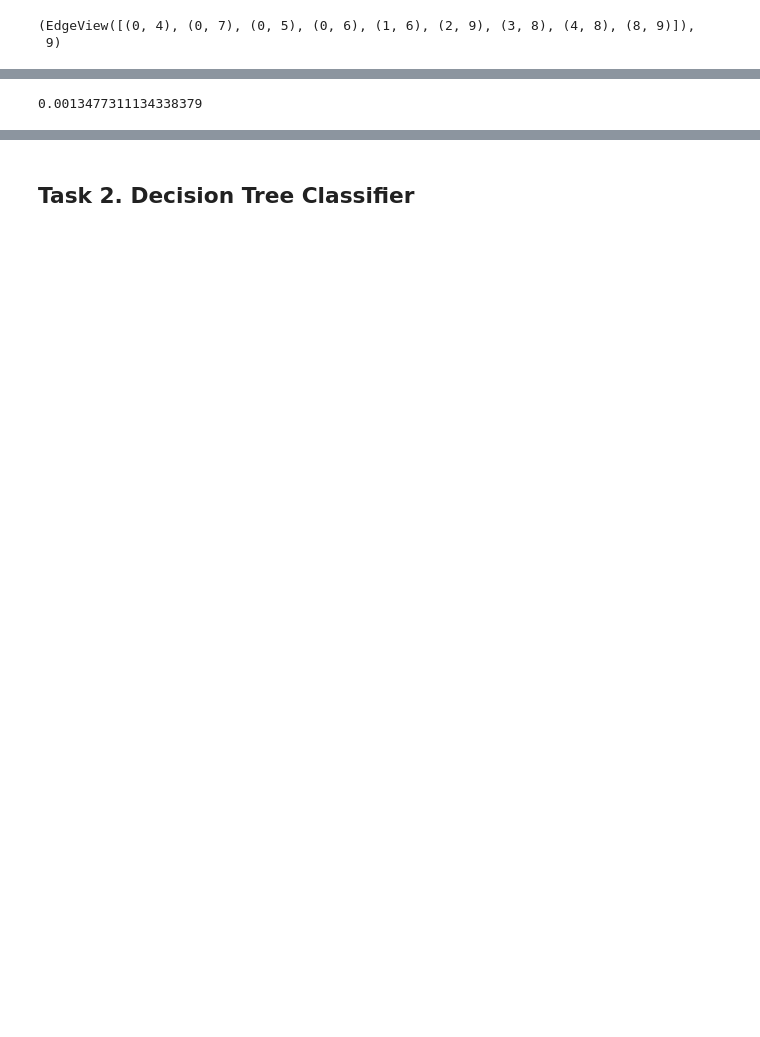
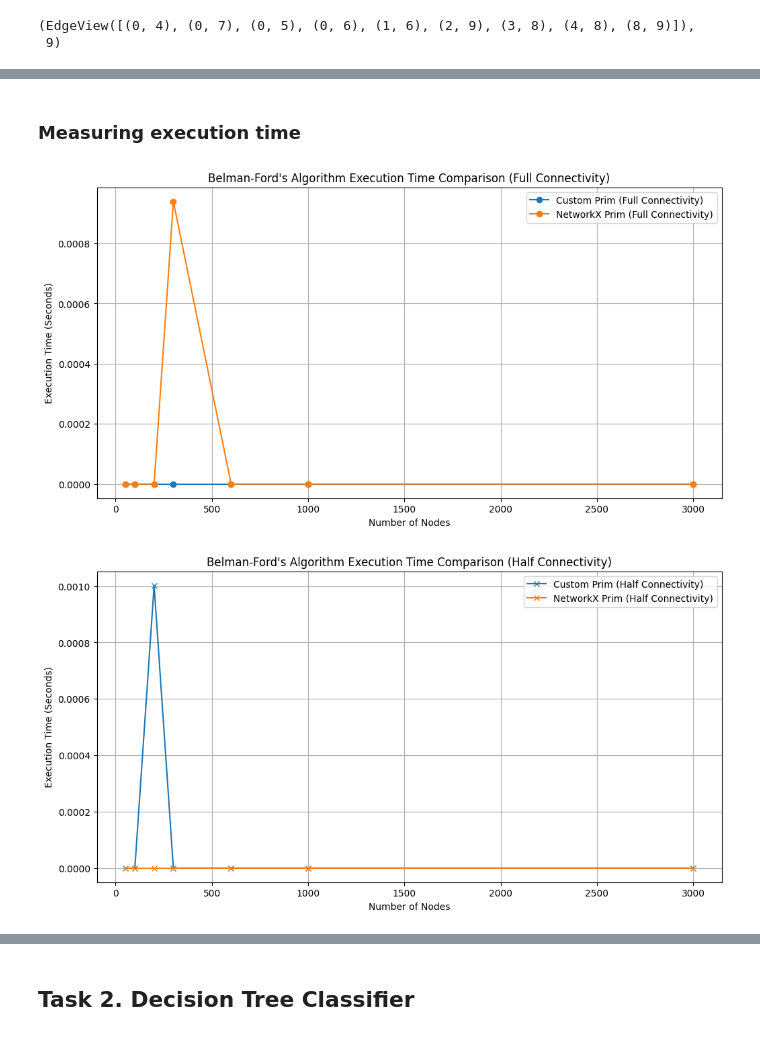
Before and after one commit to llevttarr/tree_analysis_lab, a Jupyter notebook: Lab1_trees.ipynb, the cells around one changed output, grey strips where cells are left out. Drawn from its saved outputs; the diff is of its cells as text; code cells hidden in the pictures; blank space fills up the shorter version.

```diff
--- a/Lab1_trees.ipynb
+++ b/Lab1_trees.ipynb
@@ -187,3 +334,0 @@ edges[:5]
-# %%
-nodes = list(G.nodes())
-print(nodes)
@@ -203,17 +335,15 @@ from tqdm import tqdm
-# %%
-NUM_OF_ITERATIONS = 1000
-time_taken = 0
-for i in tqdm(range(NUM_OF_ITERATIONS)):
-
-    # note that we should not measure time of graph creation
-    G = gnp_random_connected_graph(100, 0.4, False)
-
-    start = time.time()
-    tree.minimum_spanning_tree(G, algorithm="prim")
-    end = time.time()
-
-    time_taken += end - start
-
-time_taken / NUM_OF_ITERATIONS
-# %% [output]
-0.0013477311134338379
+# %% [markdown]
+### Measuring execution time
+# %%
+import time
+
+def measure_execution_time(graph, algorithm_type='custom'):
+    start_time = time.time()
+
+    if algorithm_type == 'custom':
+        bellman_ford_algorithm_pred_and_dist(G, 0)
+    elif algorithm_type == 'networkx':
+        bellman_ford_predecessor_and_distance(G, 0)
+
+    end_time = time.time()
+    return end_time - start_time
@@ -219,0 +372,35 @@ time_taken / NUM_OF_ITERATIONS
+# %%
+def plot_results(experiment_results, node_counts):
+
+    # completeness = 1
+    plt.figure(figsize=(12, 6))
+
+    plt.plot(node_counts, experiment_results['custom']['full'], label="Custom Prim (Full Connectivity)", marker='o')
+    plt.plot(node_counts, experiment_results['networkx']['full'], label="NetworkX Prim (Full Connectivity)", marker='o')
+
+    plt.xlabel("Number of Nodes")
+    plt.ylabel("Execution Time (Seconds)")
+    plt.title("Belman-Ford's Algorithm Execution Time Comparison (Full Connectivity)")
+    plt.legend()
+
+    plt.grid(True)
+    plt.show()
+
+    # completeness = 0.5
+    plt.figure(figsize=(12, 6))
+
+    plt.plot(node_counts, experiment_results['custom']['half'], label="Custom Prim (Half Connectivity)", marker='x')
+    plt.plot(node_counts, experiment_results['networkx']['half'], label="NetworkX Prim (Half Connectivity)", marker='x')
+
+    plt.xlabel("Number of Nodes")
+    plt.ylabel("Execution Time (Seconds)")
+    plt.title("Belman-Ford's Algorithm Execution Time Comparison (Half Connectivity)")
+    plt.legend()
+
+    plt.grid(True)
+    plt.show()
+
+plot_results(experiment_results, node_counts)
+# %% [output]
+[figure, added]
+[figure, added]
```
Also changed, not shown: parts of 76 cells of this notebook.
